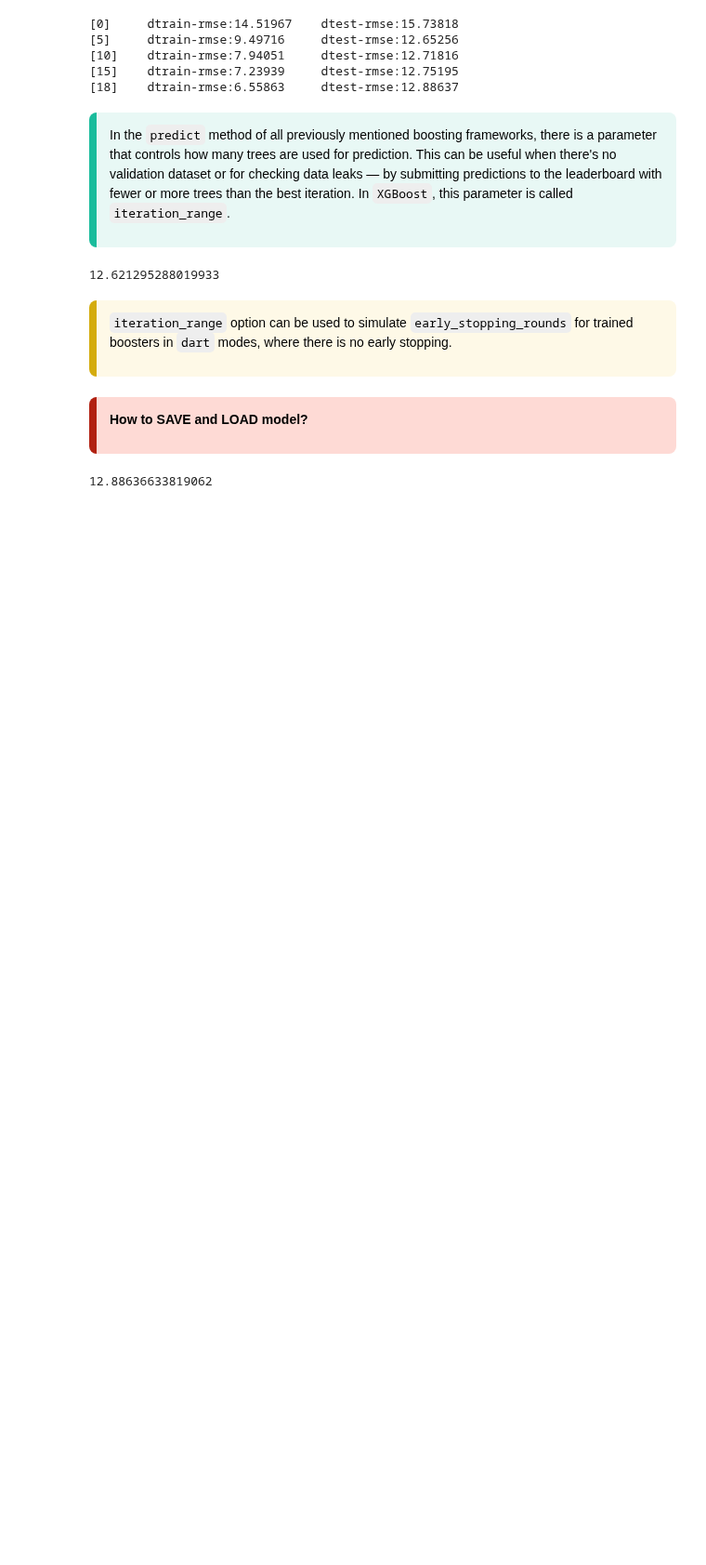
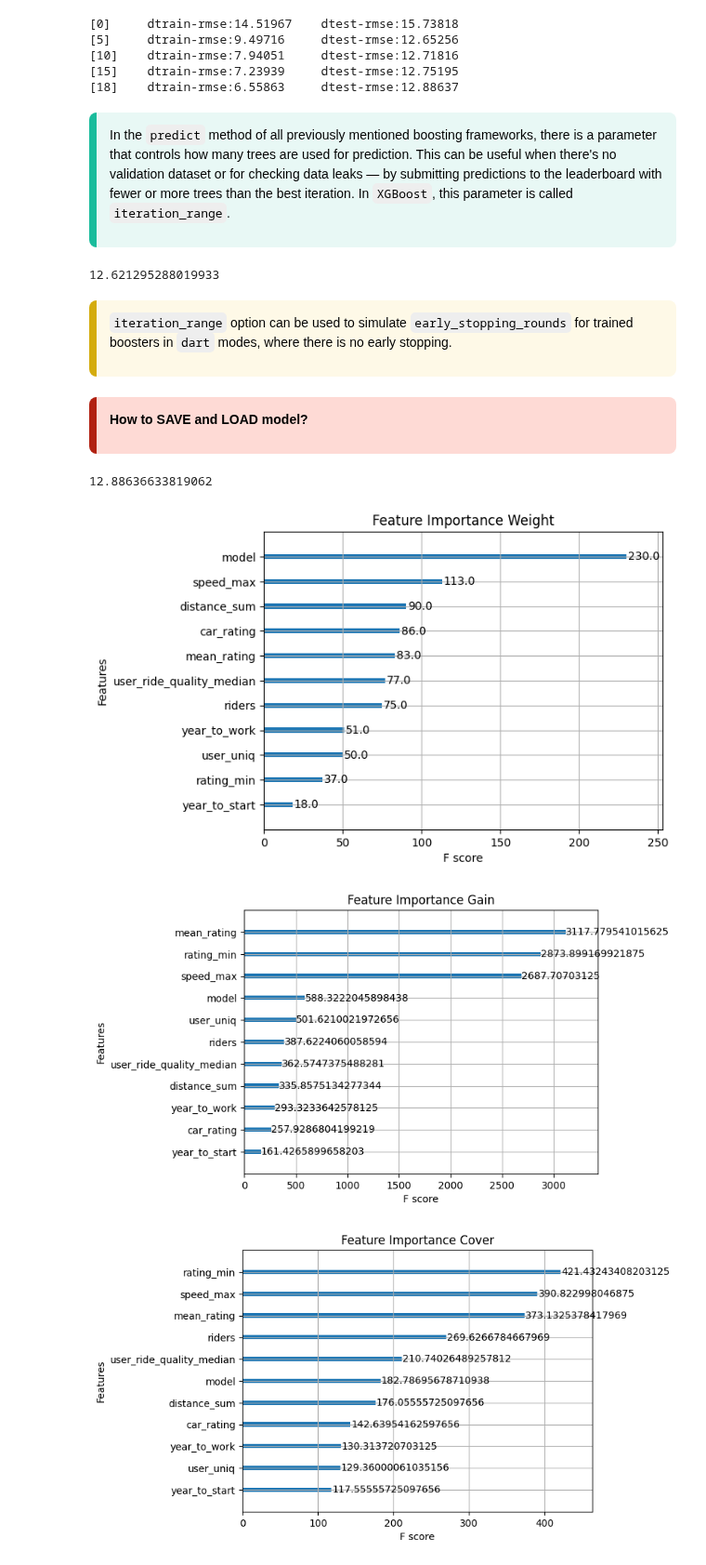
Before and after one commit to aziart/comp-ds, a Jupyter notebook: notebooks/04.3.01 - XGBoost.ipynb, the cells around one changed output. Shown at 93% size. Cells and saved outputs as stored; diff of their text form; code cells hidden in the pictures; blank space fills up the shorter version.

```diff
--- a/notebooks/04.3.01 - XGBoost.ipynb
+++ b/notebooks/04.3.01 - XGBoost.ipynb
@@ -254,3 +254,15 @@ y_pred = bst.predict(dtest)
 mean_squared_error(y_test, y_pred) ** 0.5
 # %% [output]
 12.88636633819062
+# %%
+# ”weight” is the number of times a feature appears in a tree
+# ”gain” is the average gain of splits which use the feature
+# ”cover” is the average coverage of splits which use the feature where overage is defined as the number of samples affected by the split
+
+xgb.plot_importance(bst, title='Feature Importance Weight')
+xgb.plot_importance(bst, importance_type='gain', title='Feature Importance Gain')
+xgb.plot_importance(bst, importance_type='cover', title='Feature Importance Cover');
+# %% [output]
+[figure, added]
+[figure, added]
+[figure, added]
```
Also changed, not shown: parts of 5 cells of this notebook, 1 other file.
